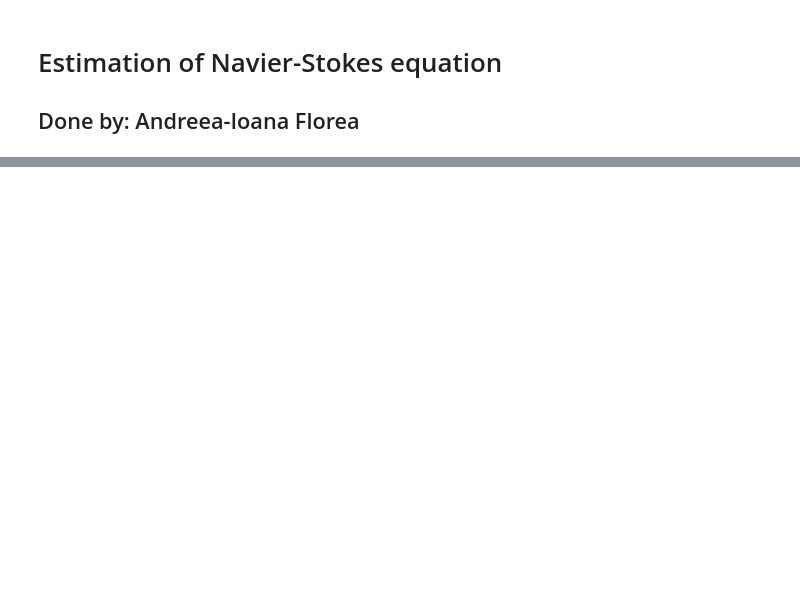
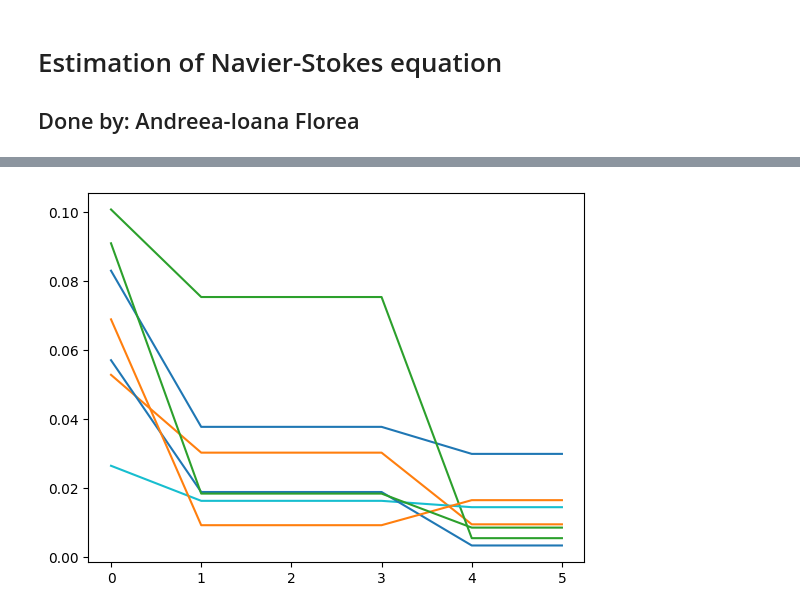
Before and after one commit to Andreea720/challenge_Navier_Stokes_ResNet, a Jupyter notebook: navier_stokes.ipynb, the cells around one changed output, grey strips where cells are left out. Cells and saved outputs as stored; diff of their text form; code cells hidden in the pictures; blank space fills up the shorter version.

```diff
--- a/navier_stokes.ipynb
+++ b/navier_stokes.ipynb
@@ -183,0 +310,6 @@ lambda x, on: np.array([on_boundary1(x[i], on[i]) for i in range(len(x))])
+# %%
+
+plt.plot(losshistory.loss_train)
+plt.show()
+# %% [output]
+[figure, added]
```
Also changed, not shown: parts of 17 cells of this notebook.
